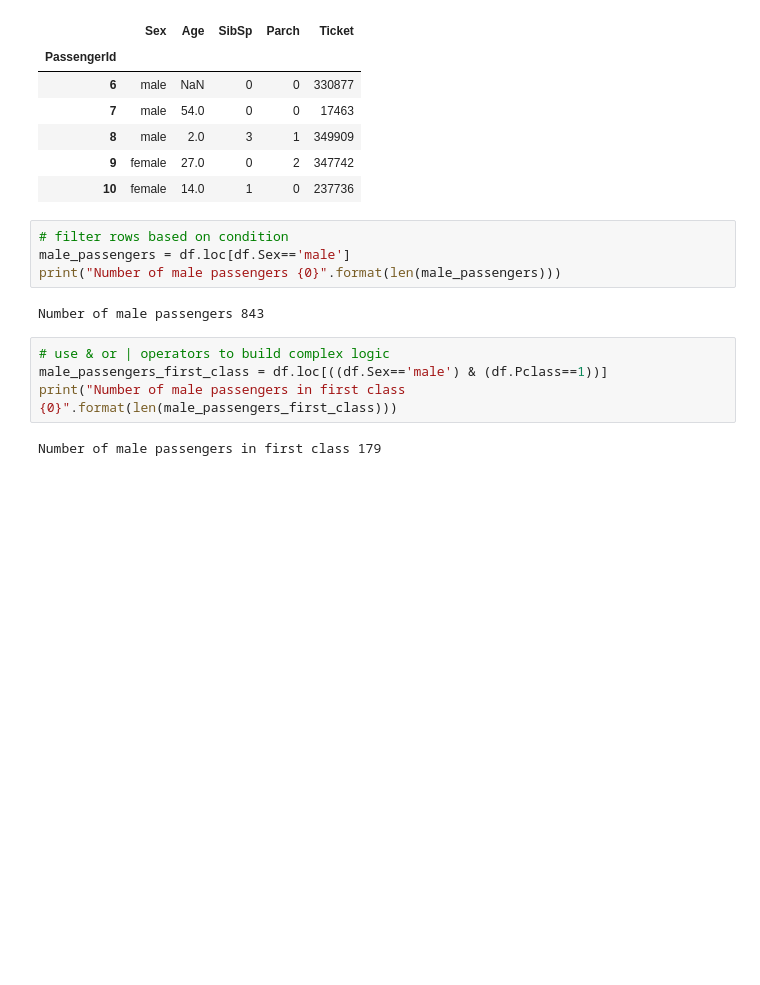
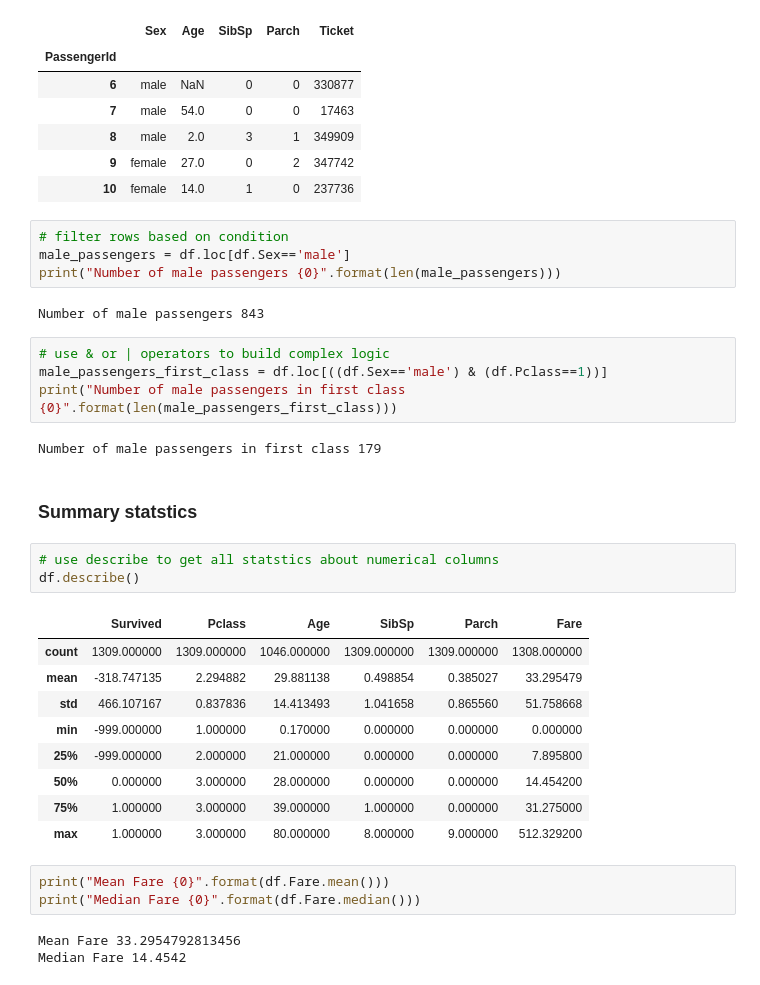
Before and after one commit to MohamedFawzy/kaggle, a Jupyter notebook: notebooks/Titanic-EDA.ipynb, the cells around one changed output. Saved outputs shown, nothing was run; the diff lists cells and outputs as text; blank space fills up the shorter version.

```diff
--- a/notebooks/Titanic-EDA.ipynb
+++ b/notebooks/Titanic-EDA.ipynb
@@ -221,3 +221,24 @@ male_passengers_first_class = df.loc[((df.Sex=='male') & (df.Pclass==1))]
 print("Number of male passengers in first class {0}".format(len(male_passengers_first_class)))
 # %% [output]
 Number of male passengers in first class 179
+# %% [markdown]
+### Summary statstics
+# %%
+# use describe to get all statstics about numerical columns
+df.describe()
+# %% [output]
+|  | Survived | Pclass | Age | SibSp | Parch | Fare |
+| count | 1309.000000 | 1309.000000 | 1046.000000 | 1309.000000 | 1309.000000 | 1308.000000 |
+| mean | -318.747135 | 2.294882 | 29.881138 | 0.498854 | 0.385027 | 33.295479 |
+| std | 466.107167 | 0.837836 | 14.413493 | 1.041658 | 0.865560 | 51.758668 |
+| min | -999.000000 | 1.000000 | 0.170000 | 0.000000 | 0.000000 | 0.000000 |
+| 25% | -999.000000 | 2.000000 | 21.000000 | 0.000000 | 0.000000 | 7.895800 |
+| 50% | 0.000000 | 3.000000 | 28.000000 | 0.000000 | 0.000000 | 14.454200 |
+| 75% | 1.000000 | 3.000000 | 39.000000 | 1.000000 | 0.000000 | 31.275000 |
+| max | 1.000000 | 3.000000 | 80.000000 | 8.000000 | 9.000000 | 512.329200 |
+# %%
+print("Mean Fare {0}".format(df.Fare.mean()))
+print("Median Fare {0}".format(df.Fare.median()))
+# %% [output]
+Mean Fare 33.2954792813456
+Median Fare 14.4542
```
Also changed, not shown: parts of 5 cells of this notebook.
